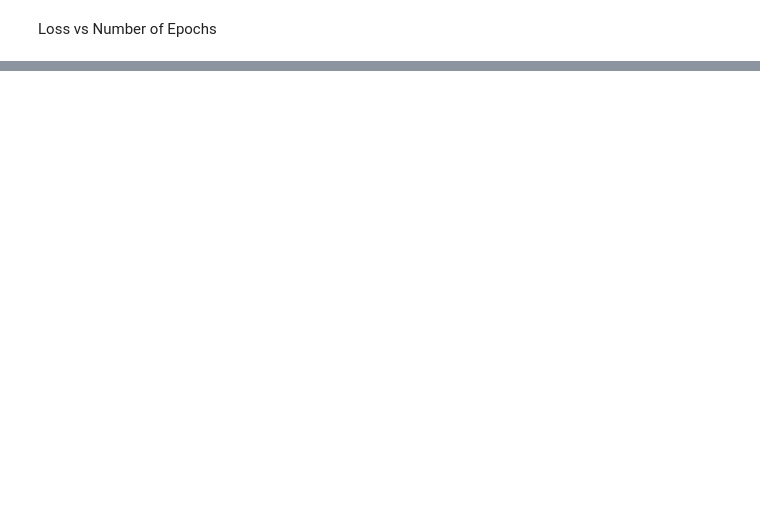
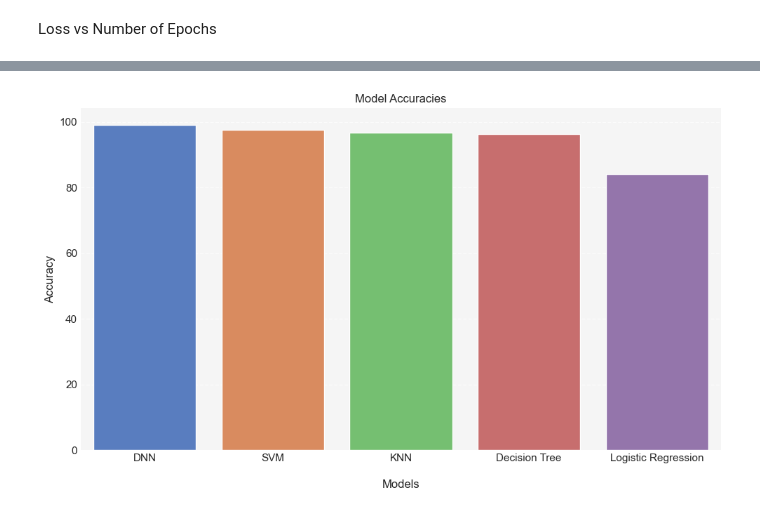
Before and after one commit to Pratham8766/DDoS-Detection-using-Machine-Learning, a Jupyter notebook: model_training.ipynb, the cells around one changed output, grey strips where cells are left out. Cells and saved outputs as stored; diff of their text form; code cells hidden in the pictures; blank space fills up the shorter version.

Commit message:
Evaluation of the model

```diff
--- a/model_training.ipynb
+++ b/model_training.ipynb
@@ -545,0 +546,16 @@ plt.show()
+# %%
+model_names = ['Logistic Regression', 'Decision Tree', 'KNN', 'SVM', 'DNN']
+model_names.reverse()
+plt.style.use('seaborn-darkgrid')
+plt.rcParams.update({'font.size': 12})
+plt.figure(figsize=(10, 6))
+sns.barplot(x = model_names, y = model_accuracies, palette = "muted", hue = model_names)
+plt.title("Model Accuracies")
+plt.xlabel("\nModels")
+plt.ylabel("Accuracy")
+plt.grid(axis = 'y', linestyle = '--', alpha = 0.7)
+plt.gca().set_facecolor('#f5f5f5')
+plt.tight_layout()
+plt.show()
+# %% [output]
+[figure, added]
```
Also changed, not shown: parts of 2 cells of this notebook.
